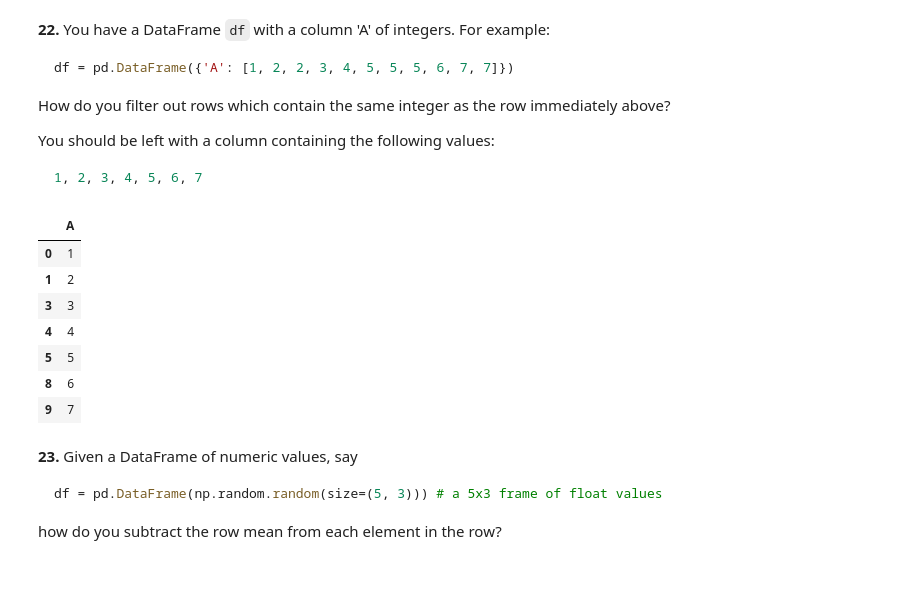
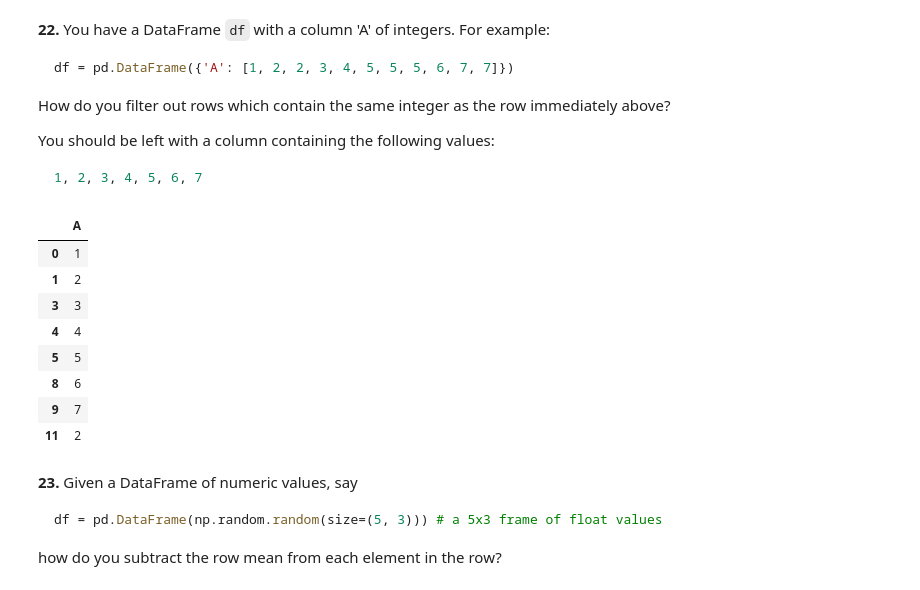
Before and after one commit to paudelsamir/30DaysOfData-LearningUtsav, a Jupyter notebook: Day 05 - 100 Pandas Puzzles part 2/100-pandas-puzzles.ipynb, the cells around one changed output. Cells and saved outputs as stored; diff of their text form; code cells hidden in the pictures.

````diff
--- a/Day 05 - 100 Pandas Puzzles part 2/100-pandas-puzzles.ipynb
+++ b/Day 05 - 100 Pandas Puzzles part 2/100-pandas-puzzles.ipynb
@@ -354,19 +354,20 @@ You should be left with a column containing the following values:
 1, 2, 3, 4, 5, 6, 7
 ```
 # %%
-df = pd.DataFrame({'A': [1, 2, 2, 3, 4, 5, 5, 5, 6, 7, 7]})
+df = pd.DataFrame({'A': [1, 2, 2, 3, 4, 5, 5, 5, 6, 7, 7,2 ,2]})
 
 df.loc[df['A'].shift() != df['A']]
-df.drop_duplicates(subset='A')
+# df.drop_duplicates(subset='A')
 # %% [output]
 |  | A |
 | 0 | 1 |
 | 1 | 2 |
 | 3 | 3 |
 | 4 | 4 |
 | 5 | 5 |
 | 8 | 6 |
 | 9 | 7 |
+| 11 | 2 |
 # %% [markdown]
 **23.** Given a DataFrame of numeric values, say
 ```python
````
Also changed, not shown: parts of 28 cells of this notebook, 1 other file.
